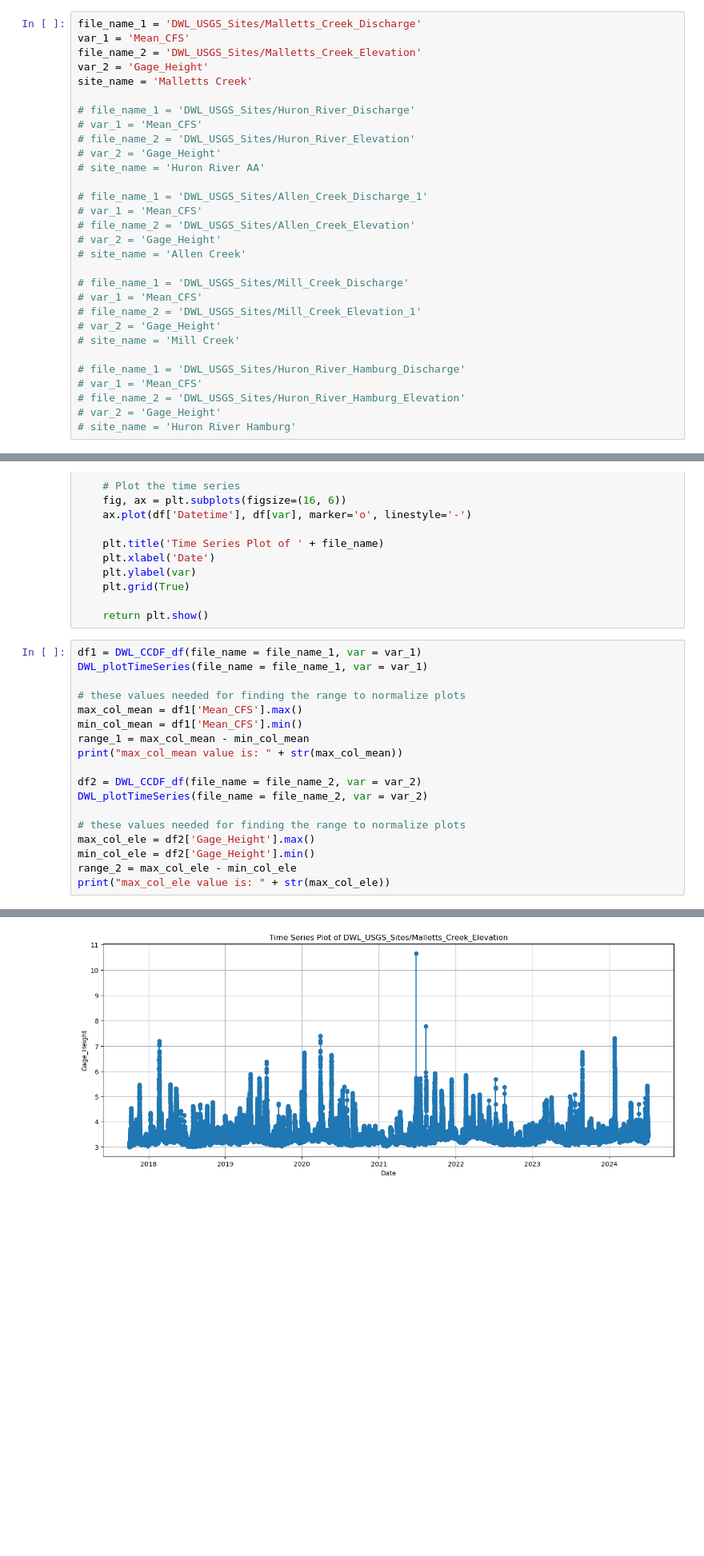
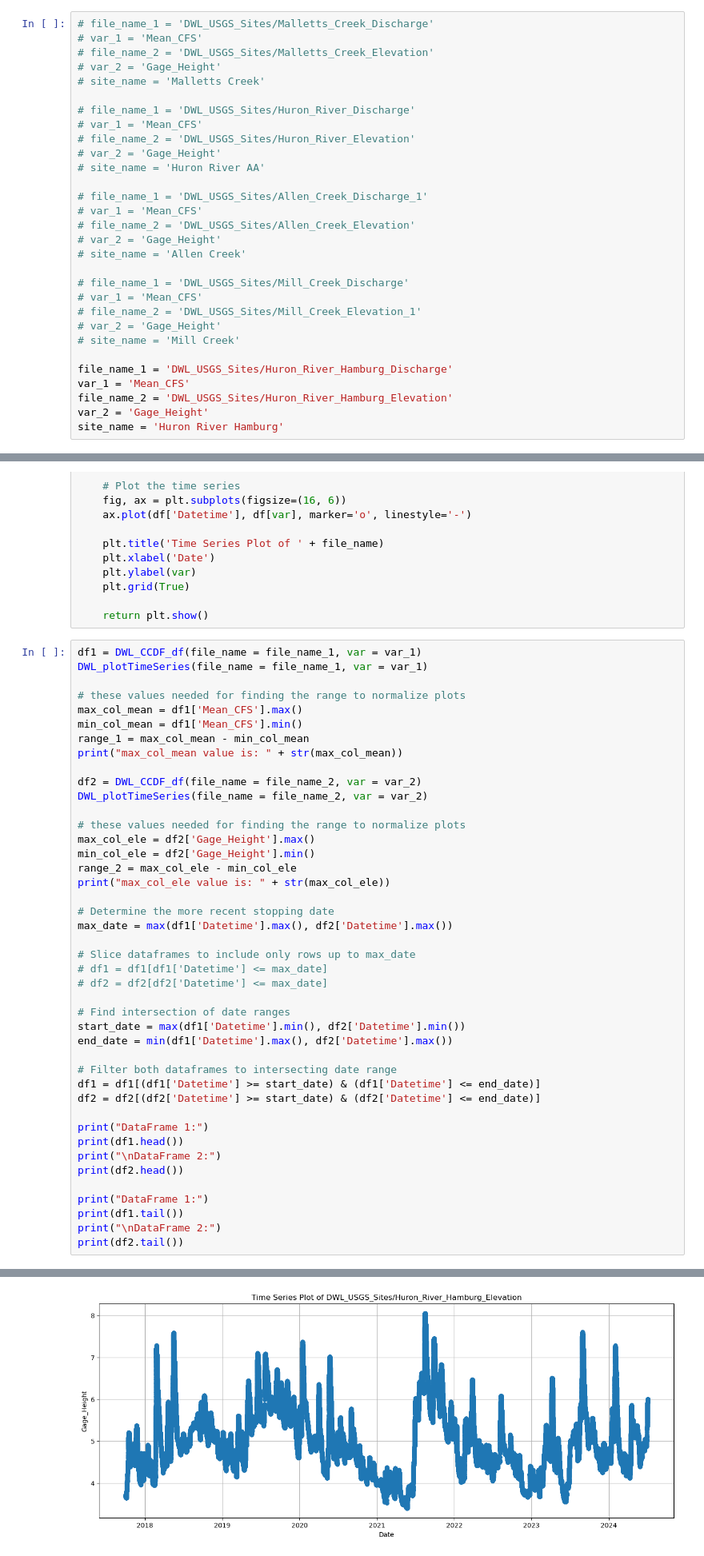
Before and after one commit to shinapatel/Recalculating_Flow_CCDFs, a Jupyter notebook: DWL_CCDFs.ipynb, the cells around one changed output, grey strips where cells are left out. Shown at 80% size. Saved outputs shown, nothing was run; the diff lists cells and outputs as text; blank space fills up the shorter version.

```diff
--- a/DWL_CCDFs.ipynb
+++ b/DWL_CCDFs.ipynb
@@ -6,11 +6,11 @@ import matplotlib.dates as mdates
 
 from IPython.display import display
 # %%
-file_name_1 = 'DWL_USGS_Sites/Malletts_Creek_Discharge'
-var_1 = 'Mean_CFS'
-file_name_2 = 'DWL_USGS_Sites/Malletts_Creek_Elevation'
-var_2 = 'Gage_Height'
-site_name = 'Malletts Creek'
+# file_name_1 = 'DWL_USGS_Sites/Malletts_Creek_Discharge'
+# var_1 = 'Mean_CFS'
+# file_name_2 = 'DWL_USGS_Sites/Malletts_Creek_Elevation'
+# var_2 = 'Gage_Height'
+# site_name = 'Malletts Creek'
 
 # file_name_1 = 'DWL_USGS_Sites/Huron_River_Discharge'
 # var_1 = 'Mean_CFS'
@@ -30,10 +30,10 @@ site_name = 'Malletts Creek'
 # var_2 = 'Gage_Height'
 # site_name = 'Mill Creek'
 
-# file_name_1 = 'DWL_USGS_Sites/Huron_River_Hamburg_Discharge'
-# var_1 = 'Mean_CFS'
-# file_name_2 = 'DWL_USGS_Sites/Huron_River_Hamburg_Elevation'
-# var_2 = 'Gage_Height'
-# site_name = 'Huron River Hamburg'
+file_name_1 = 'DWL_USGS_Sites/Huron_River_Hamburg_Discharge'
+var_1 = 'Mean_CFS'
+file_name_2 = 'DWL_USGS_Sites/Huron_River_Hamburg_Elevation'
+var_2 = 'Gage_Height'
+site_name = 'Huron River Hamburg'
 # %%
 def DWL_CCDF_df(file_name, var):
@@ -112,4 +108,29 @@ max_col_ele = df2['Gage_Height'].max()
 min_col_ele = df2['Gage_Height'].min()
 range_2 = max_col_ele - min_col_ele
 print("max_col_ele value is: " + str(max_col_ele))
+
+# Determine the more recent stopping date
+max_date = max(df1['Datetime'].max(), df2['Datetime'].max())
+
+# Slice dataframes to include only rows up to max_date
+# df1 = df1[df1['Datetime'] <= max_date]
+# df2 = df2[df2['Datetime'] <= max_date]
+
+# Find intersection of date ranges
+start_date = max(df1['Datetime'].min(), df2['Datetime'].min())
+end_date = min(df1['Datetime'].max(), df2['Datetime'].max())
+
+# Filter both dataframes to intersecting date range
+df1 = df1[(df1['Datetime'] >= start_date) & (df1['Datetime'] <= end_date)]
+df2 = df2[(df2['Datetime'] >= start_date) & (df2['Datetime'] <= end_date)]
+
+print("DataFrame 1:")
+print(df1.head())
+print("\nDataFrame 2:")
+print(df2.head())
+
+print("DataFrame 1:")
+print(df1.tail())
+print("\nDataFrame 2:")
+print(df2.tail())
 # %% [output]
@@ -154 +175 @@ Name: P_Value, Length: 234209, dtype: float64
-[figure, old version]
+[figure, new version]
```
Also changed, not shown: parts of 8 cells of this notebook, 2 other files.
